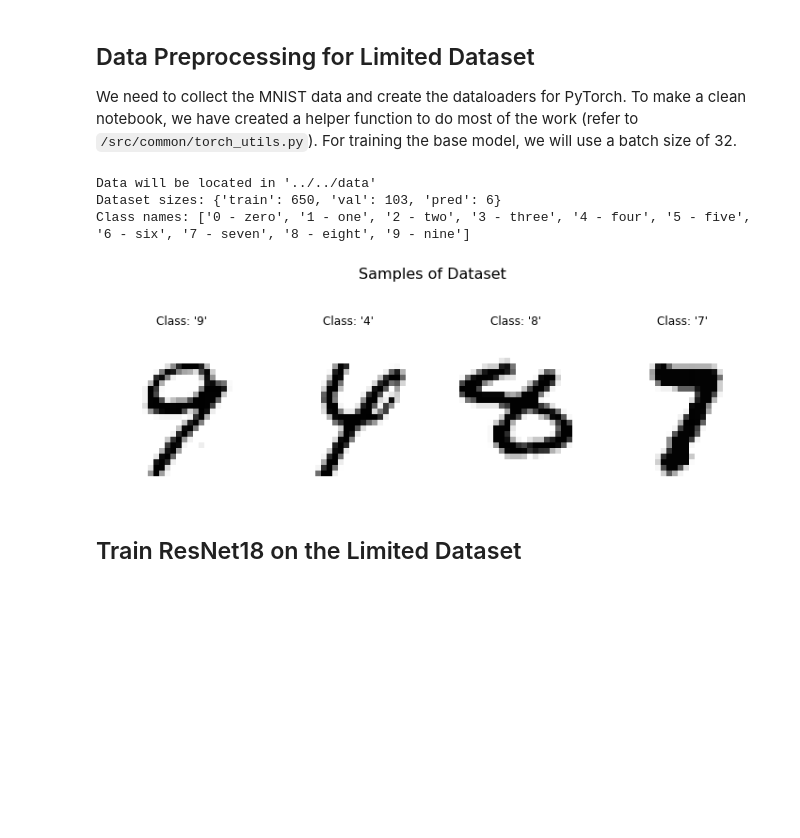
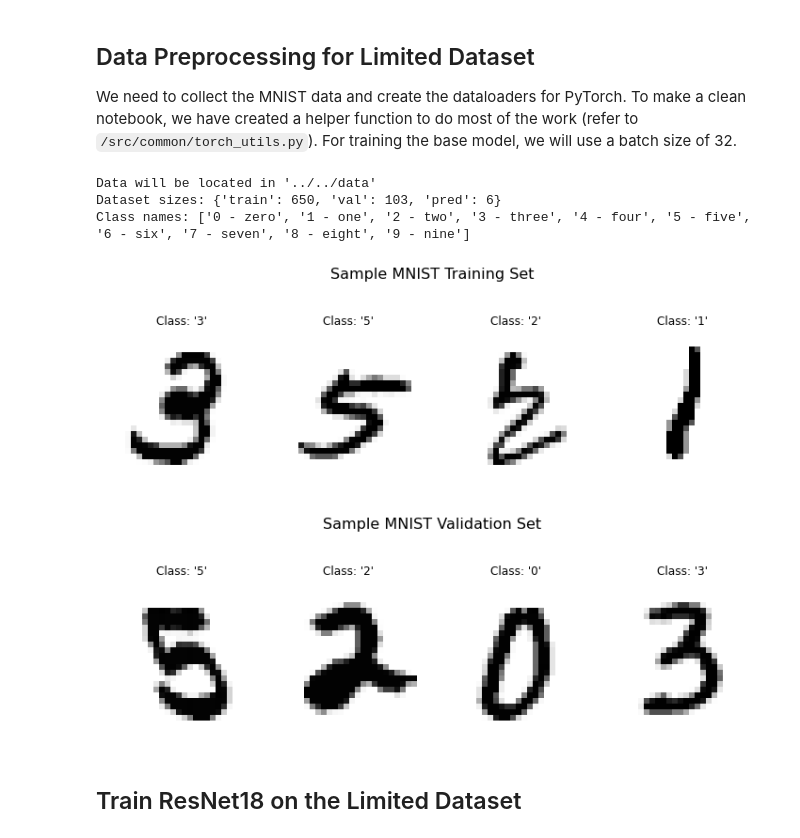
Before and after one commit to christnp/e6998-project, a Jupyter notebook: src/transfer-learning/transfer-learning.ipynb, the cells around one changed output. Saved outputs shown, nothing was run; the diff lists cells and outputs as text; code cells hidden in the pictures; blank space fills up the shorter version.

```diff
--- a/src/transfer-learning/transfer-learning.ipynb
+++ b/src/transfer-learning/transfer-learning.ipynb
@@ -71,35 +71,37 @@ NUM_EPOCHS = 100
 
 data_transforms = {
     'train': transforms.Compose([
         transforms.ToTensor(),
         transforms.Normalize((0.5), (0.5))
     ]),
     'val': transforms.Compose([
         transforms.ToTensor(),
         transforms.Normalize((0.5), (0.5))
     ]),
 }
 
 # use helper to create the dataloaders
 tmp = mnist_dataloader(data_transforms,
                        batch_size=BATCH_SIZE,
                        sample_size=LIMITED_DATASET_SIZE,
                        pred_size=0.05)
 dataloaders, dataset_sizes, class_names = tmp
 print(f"Dataset sizes: {dataset_sizes}")
 print(f"Class names: {class_names}")
 
 # define the set to use for testing the model
 inputs, labels = next(iter(dataloaders['pred']))
 inputs = inputs.cuda()
 
 # preview the dataset
-dataset_preview(dataloaders['train'])
+dataset_preview(dataloaders['train'],'Sample MNIST Training Set')
+dataset_preview(dataloaders['val'], 'Sample MNIST Validation Set')
 # %% [output]
 Data will be located in '../../data'
 Dataset sizes: {'train': 650, 'val': 103, 'pred': 6}
 Class names: ['0 - zero', '1 - one', '2 - two', '3 - three', '4 - four', '5 - five', '6 - six', '7 - seven', '8 - eight', '9 - nine']
-[figure, old version]
+[figure, new version]
+[figure, added]
 # %% [markdown]
 ## Train ResNet18 on the Limited Dataset
 # %%
```
Also changed, not shown: parts of 8 cells of this notebook, 41 other files.
